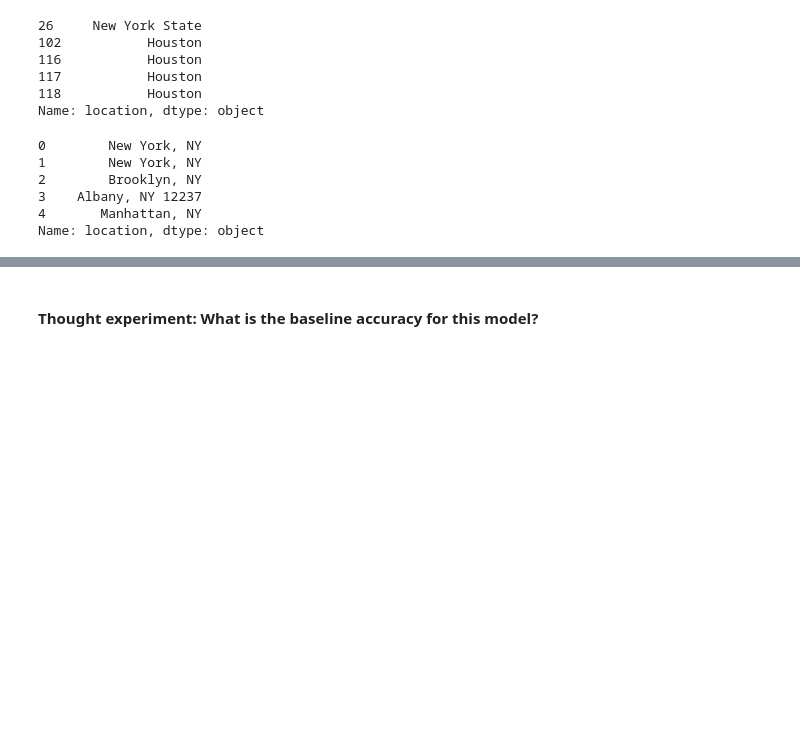
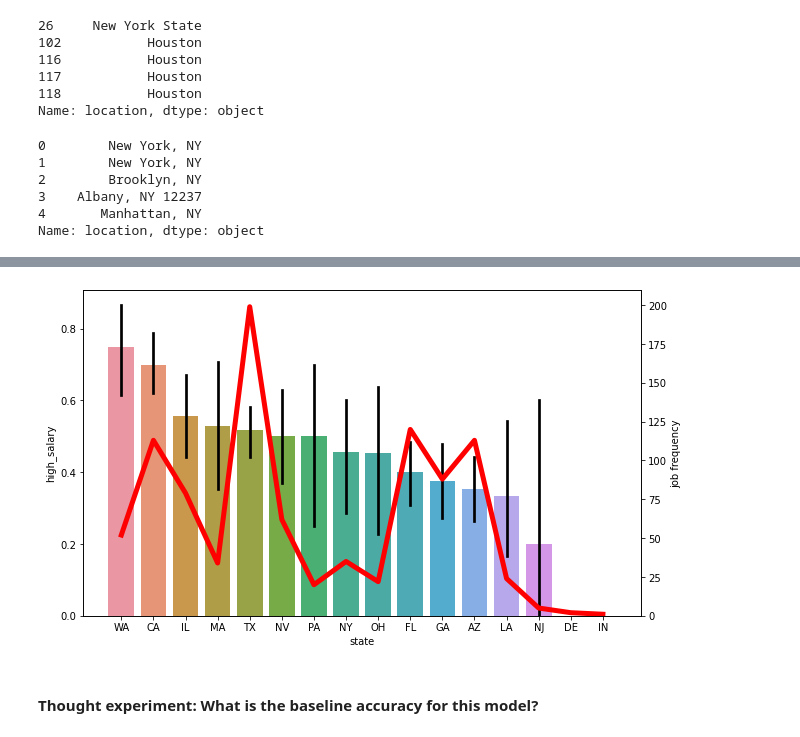
Before and after one commit to androi7/ds-mini-projects, a Jupyter notebook: WebScraping/Salary.ipynb, the cells around one changed output, grey strips where cells are left out. Cells and saved outputs as stored; diff of their text form; code cells hidden in the pictures; blank space fills up the shorter version.

```diff
--- a/WebScraping/Salary.ipynb
+++ b/WebScraping/Salary.ipynb
@@ -1041,3 +1089,20 @@ sns.pairplot(jobs, hue='high_salary');
+# %%
+binarizer = Binarizer(threshold=median_salary)
+jobs['high_salary'] = binarizer.transform(jobs[['salary']]).astype(int)
+# jobs.loc[:, 'salary'] = jobs['salary'].map(lambda x: 'High' if x > median_salary else 'Low')
+jobs.drop(['salary'], axis=1, inplace=True)
+# %%
+state_order = jobs.groupby('state').mean().sort_values(by='high_salary', ascending=False)
+plt.figure(figsize=(10,6))
+sns.barplot(x='state', y='high_salary', data=jobs, order=state_order.index,
+            errcolor='k')
+plt2 = plt.twinx()
+plt2.set_ylim([0, 210])
+plt2.plot(jobs.groupby('state').size().reindex(state_order.index), lw=5, c='r')
+plt2.set_ylabel('job frequency')
+plt.show()
+# %% [output]
+[figure, added]
 # %% [markdown]
 #### Thought experiment: What is the baseline accuracy for this model?
 # %%
```
Also changed, not shown: parts of 39 cells of this notebook.
